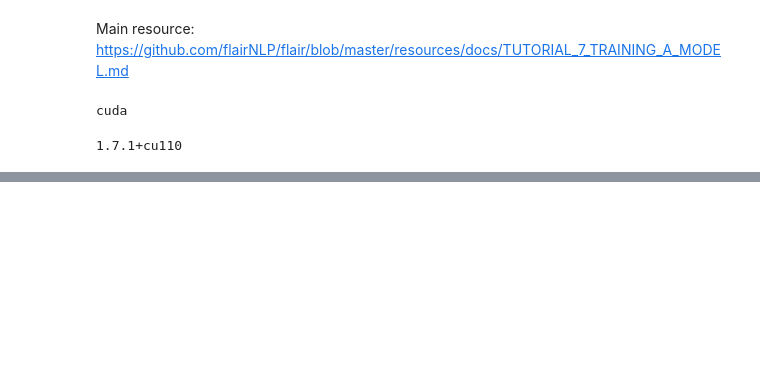
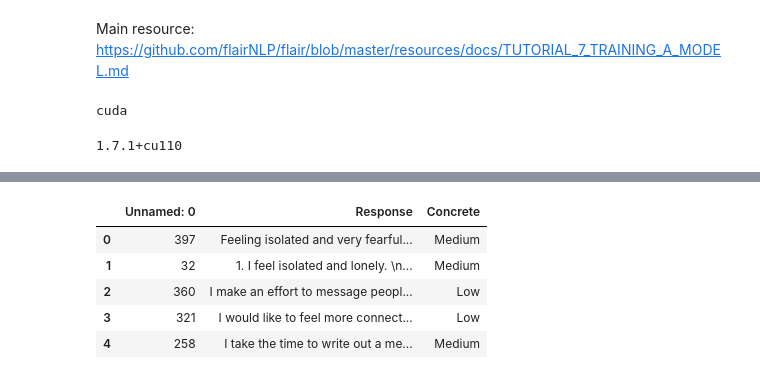
Before and after one commit to markangelogabriel/predictingconcreteness, a Jupyter notebook: code/16-TransformersFlair.ipynb, the cells around one changed output, grey strips where cells are left out. Cells and saved outputs as stored; diff of their text form; code cells hidden in the pictures; blank space fills up the shorter version.

```diff
--- a/code/16-TransformersFlair.ipynb
+++ b/code/16-TransformersFlair.ipynb
@@ -97,0 +113,10 @@ weighted avg     0.5643    0.4862    0.4489       109
+# %%
+test_csv = pd.read_csv('../data/corpus_10042021/test.csv')
+test_csv.head()
+# %% [output]
+|  | Unnamed: 0 | Response | Concrete |
+| 0 | 397 | Feeling isolated and very fearful... | Medium |
+| 1 | 32 | 1. I feel isolated and lonely. \n... | Medium |
+| 2 | 360 | I make an effort to message peopl... | Low |
+| 3 | 321 | I would like to feel more connect... | Low |
+| 4 | 258 | I take the time to write out a me... | Medium |
```
Also changed, not shown: parts of 5 cells of this notebook, 22 other files.
